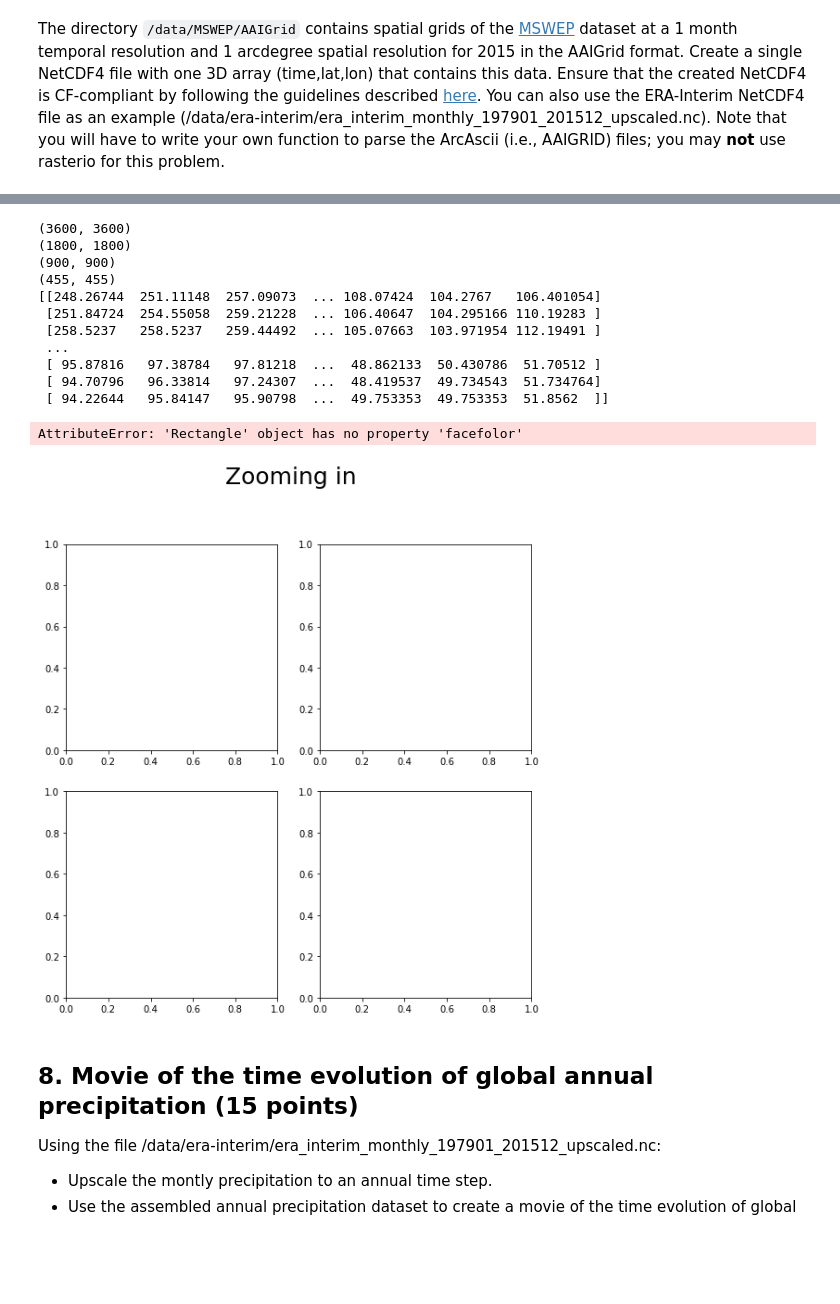
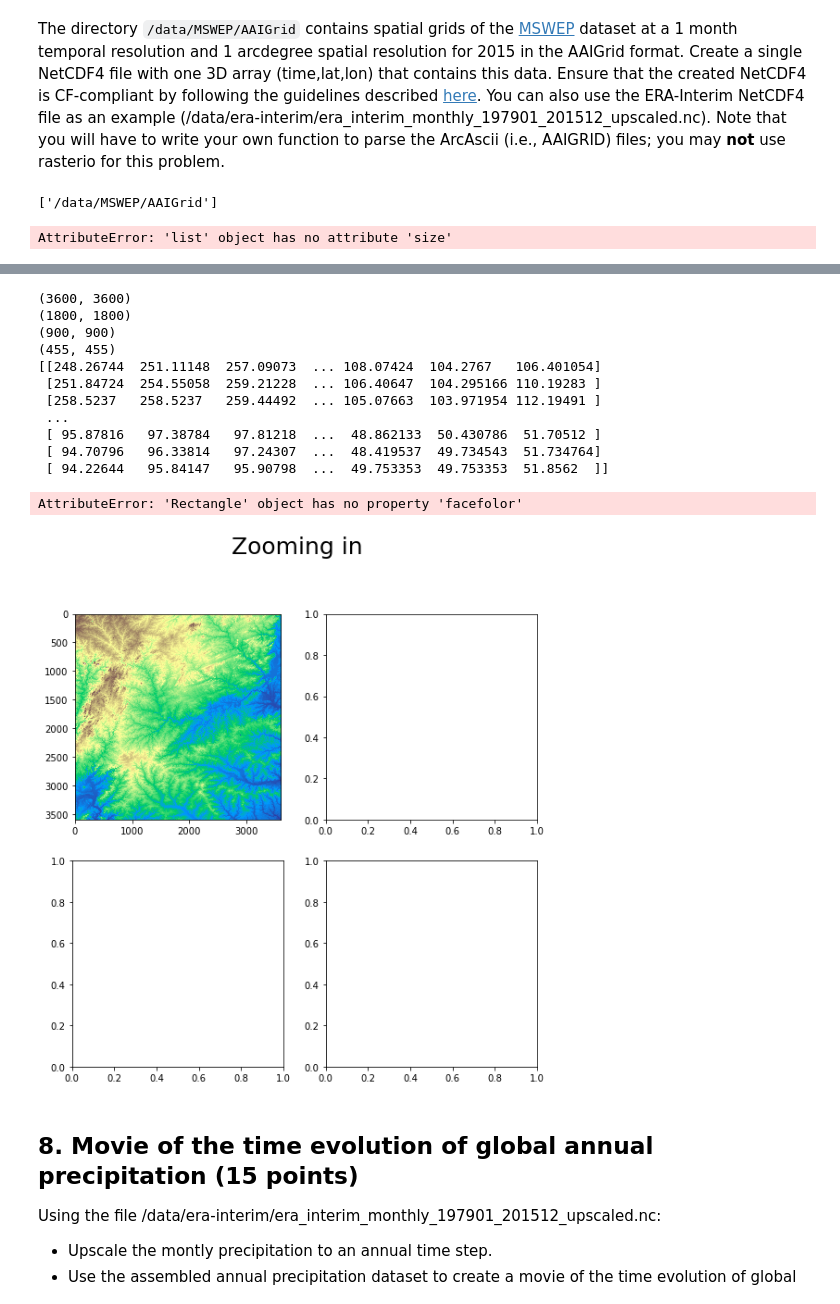
Before and after one commit to LG0123/ESDA_LG0123, a Jupyter notebook: HW1.ipynb, the cells around one changed output, grey strips where cells are left out. Cells and saved outputs as stored; diff of their text form; code cells hidden in the pictures; blank space fills up the shorter version.

```diff
--- a/HW1.ipynb
+++ b/HW1.ipynb
@@ -625,25 +625,28 @@ import os
 import glob
 
 
-datafile = glob.glob('/data/MSWEP/AAIGrid')
+origin_file = glob.glob('/data/MSWEP/AAIGrid')
 file = '/home/jovyan/work/ESDA_lg/file.nc'
 os.system('rm -f %s' %file)
 fp = nc.Dataset(file,'w')
 
-print(datafile)
+print(origin_file)
 
-#fp.createDimension('lat',size=datafile.size[1])
-#fp.createDimension('lon',size=datafile.size[2])
-#fp.createDimension('time',size=12)
+fp.createDimension('lat',size=origin_file.size[1])
+fp.createDimension('lon',size=origin_file.size[2])
+fp.createDimension('time',size=origin_file.size[0])
 
-#fp.createVariable('precip','f4',dimensions = ('lat','lon','time'))
+fp.createVariable('precip','f4',dimensions = ('lat','lon','time'))
 
-#fp.close()
+fp.close()
 
 for i in range(len(files)):
     opened_files = open(i,'r')
     print(opened_files.readlines(1000))
     #for line in opened_files:
+# %% [output]
+['/data/MSWEP/AAIGrid']
+AttributeError: 'list' object has no attribute 'size'
 # %% [markdown]
 ## 7. Showing elevation at multiple zoom levels (20 points)
 
@@ -651,7 +654,7 @@ Using the file `/data/NED/dem_lat3536_lon-80-79.tif`, reverse engineer the code
 
 ![image.png](attachment:image.png)
 # %%
-import matplotlib.pyplot as plt
+
 from osgeo import gdal
 gdal.UseExceptions()
 
@@ -669,36 +672,37 @@ print(elevation2.shape)
 print(elevation3.shape)
 print(elevation)
 
+import matplotlib.pyplot as plt
 import matplotlib.patches as patches
 from matplotlib.patches import ConnectionPatch
 
 fig, axs = plt.subplots(2,2,figsize=(9,9),frameon = True)
 #fig.tight_latout(pad=1.0)
 plt.suptitle('Zooming in',size=25,y=1.01)
 
-#im=axs[0,0].imshow(elevation,camp='terrain')
+im=axs[0,0].imshow(elevation,cmap='terrain')
 rect=patches.Rectangle((900,900),1900,1900,linewidth=1.5,edgecolor='black',facefolor='black',alpha=0.2)
-rect2=patches.Rectangle((0,0),3600,3600,linewidth=1.5,edgecolor='black',facefolor='none')
+rect2=patches.Rectangle((0,0),3600,3600,linewidth=1.5,edgecolor='black',facefolor='black')
 axs[0,0].add_patch(rect)
 axs[0,0].add_patch(rect2)
 
 #am=axs[0,1].imshow(elevation1,cmap='terrain')
 rect3=patches.Rectangle((450,450),950,950,linewidth=1.5,edgecolor='black',facefolor='black',alpha=0.2)
 axs[0,1].add_patch(rect3)
 # %% [output]
 (3600, 3600)
 (1800, 1800)
 (900, 900)
 (455, 455)
 [[248.26744  251.11148  257.09073  ... 108.07424  104.2767   106.401054]
  [251.84724  254.55058  259.21228  ... 106.40647  104.295166 110.19283 ]
  [258.5237   258.5237   259.44492  ... 105.07663  103.971954 112.19491 ]
  ...
  [ 95.87816   97.38784   97.81218  ...  48.862133  50.430786  51.70512 ]
  [ 94.70796   96.33814   97.24307  ...  48.419537  49.734543  51.734764]
  [ 94.22644   95.84147   95.90798  ...  49.753353  49.753353  51.8562  ]]
 AttributeError: 'Rectangle' object has no property 'facefolor'
-[figure, old version]
+[figure, new version]
 # %% [markdown]
 ## 8.  Movie of the time evolution of global annual precipitation (15 points)
 
```
Also changed, not shown: parts of 2 cells of this notebook.
